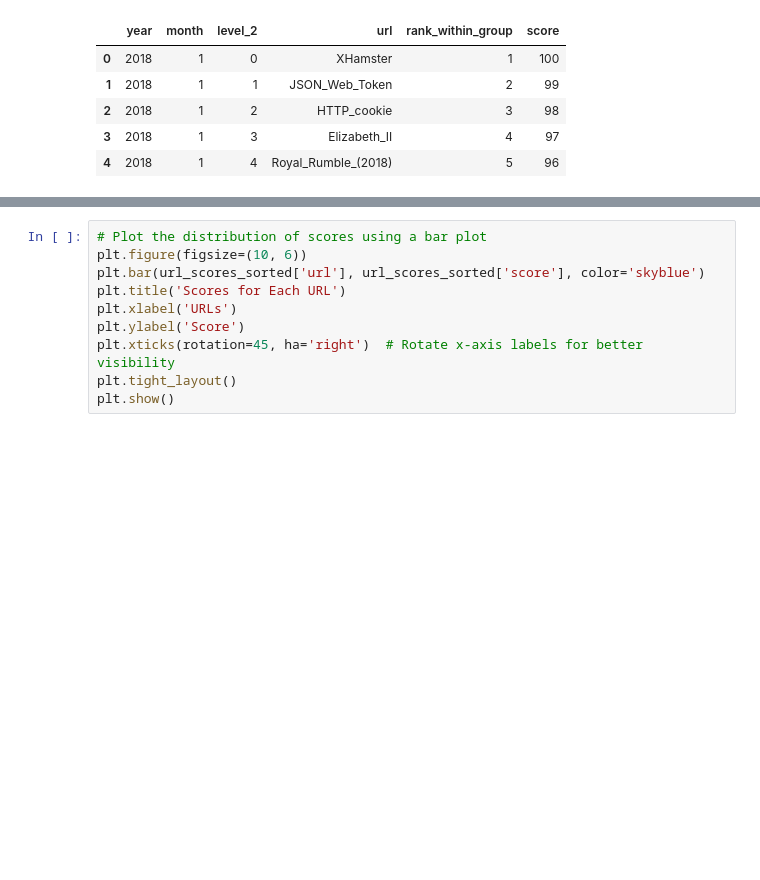
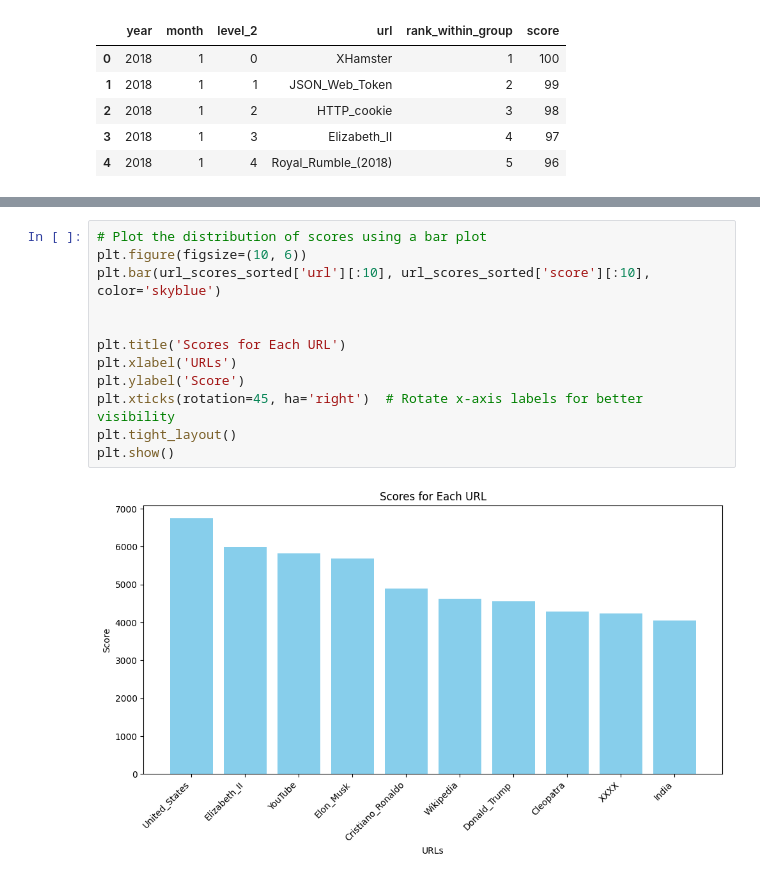
Before and after one commit to Petersmit27/managingbigdata-project, a Jupyter notebook: distributionTop.ipynb, the cells around one changed output, grey strips where cells are left out. Saved outputs shown, nothing was run; the diff lists cells and outputs as text; blank space fills up the shorter version.

```diff
--- a/distributionTop.ipynb
+++ b/distributionTop.ipynb
@@ -89,10 +107,14 @@ Passing `palette` without assigning `hue` is deprecated and will be removed in v
 # %%
 # Plot the distribution of scores using a bar plot
 plt.figure(figsize=(10, 6))
-plt.bar(url_scores_sorted['url'], url_scores_sorted['score'], color='skyblue')
+plt.bar(url_scores_sorted['url'][:10], url_scores_sorted['score'][:10], color='skyblue')
+
+
 plt.title('Scores for Each URL')
 plt.xlabel('URLs')
 plt.ylabel('Score')
 plt.xticks(rotation=45, ha='right')  # Rotate x-axis labels for better visibility
 plt.tight_layout()
 plt.show()
+# %% [output]
+[figure, added]
```
Also changed, not shown: parts of 1 cell of this notebook, 1 other file.
